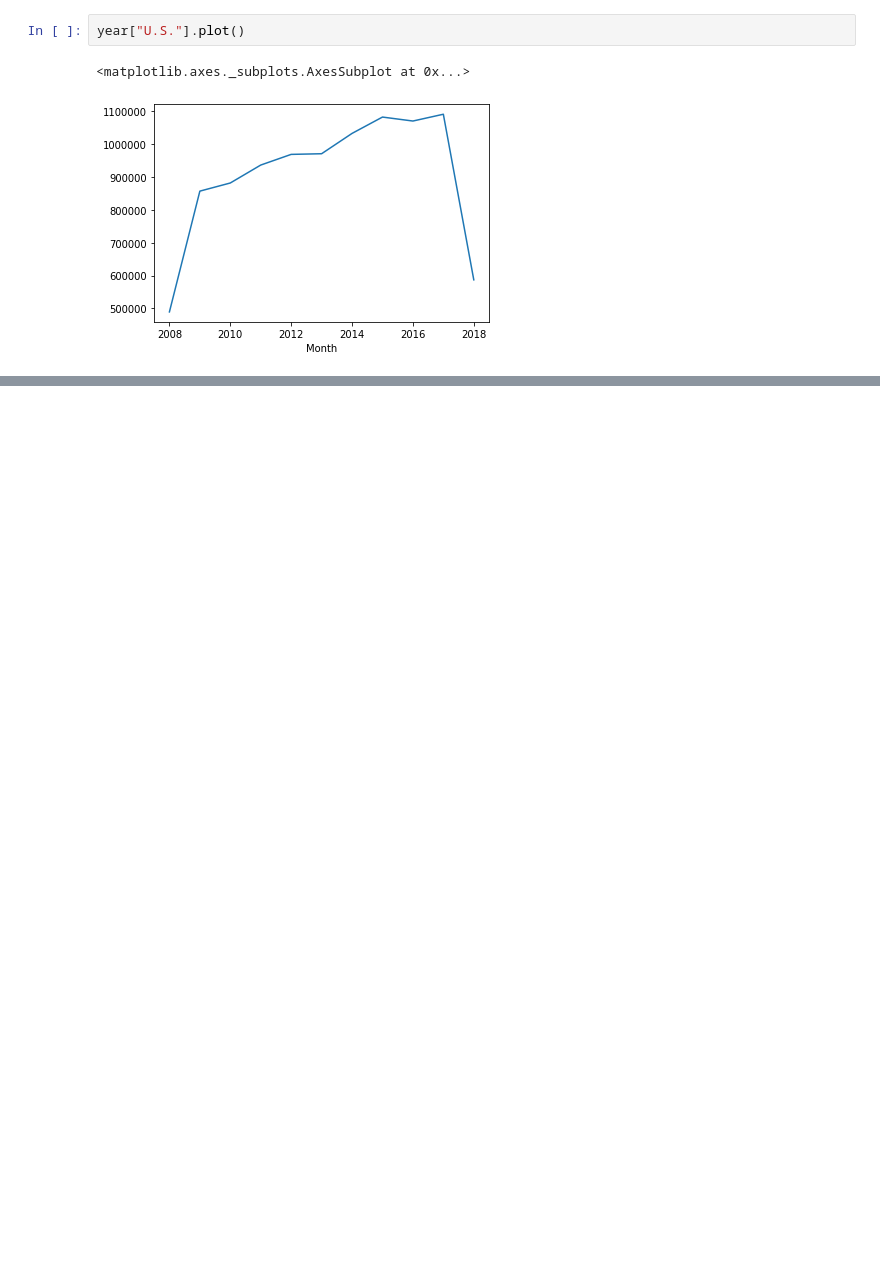
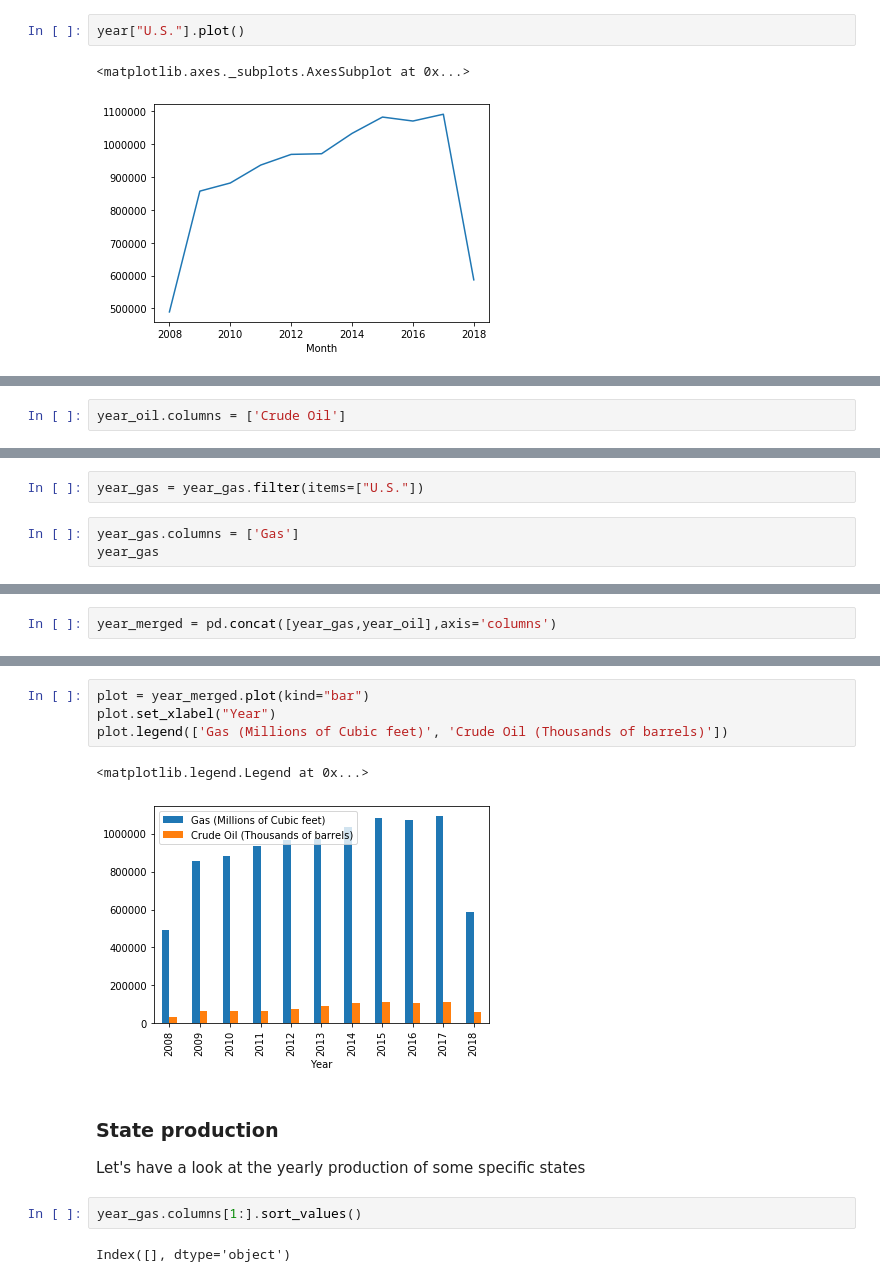
Before and after one commit to OlivierPaulo/DS4E, a Jupyter notebook: le-wagon-exercises/us-oil-and-gas-production/jupyter_init.ipynb, the cells around one changed output, grey strips where cells are left out. Drawn from its saved outputs; the diff is of its cells as text; blank space fills up the shorter version.

```diff
--- a/le-wagon-exercises/us-oil-and-gas-production/jupyter_init.ipynb
+++ b/le-wagon-exercises/us-oil-and-gas-production/jupyter_init.ipynb
@@ -189,0 +338,2 @@ year["U.S."].plot()
+# %%
+year_oil.columns = ['Crude Oil']
@@ -189,0 +350,5 @@ year["U.S."].plot()
+# %%
+year_gas = year_gas.filter(items=["U.S."])
+# %%
+year_gas.columns = ['Gas']
+year_gas
@@ -189,0 +369,2 @@ year["U.S."].plot()
+# %%
+year_merged = pd.concat([year_gas,year_oil],axis='columns')
@@ -189,0 +387,15 @@ year["U.S."].plot()
+# %%
+plot = year_merged.plot(kind="bar")
+plot.set_xlabel("Year")
+plot.legend(['Gas (Millions of Cubic feet)', 'Crude Oil (Thousands of barrels)'])
+# %% [output]
+<matplotlib.legend.Legend at 0x...>
+[figure, added]
+# %% [markdown]
+### State production
+
+Let's have a look at the yearly production of some specific states
+# %%
+year_gas.columns[1:].sort_values()
+# %% [output]
+Index([], dtype='object')
```
Also changed, not shown: parts of 25 cells of this notebook, 1 other file.
